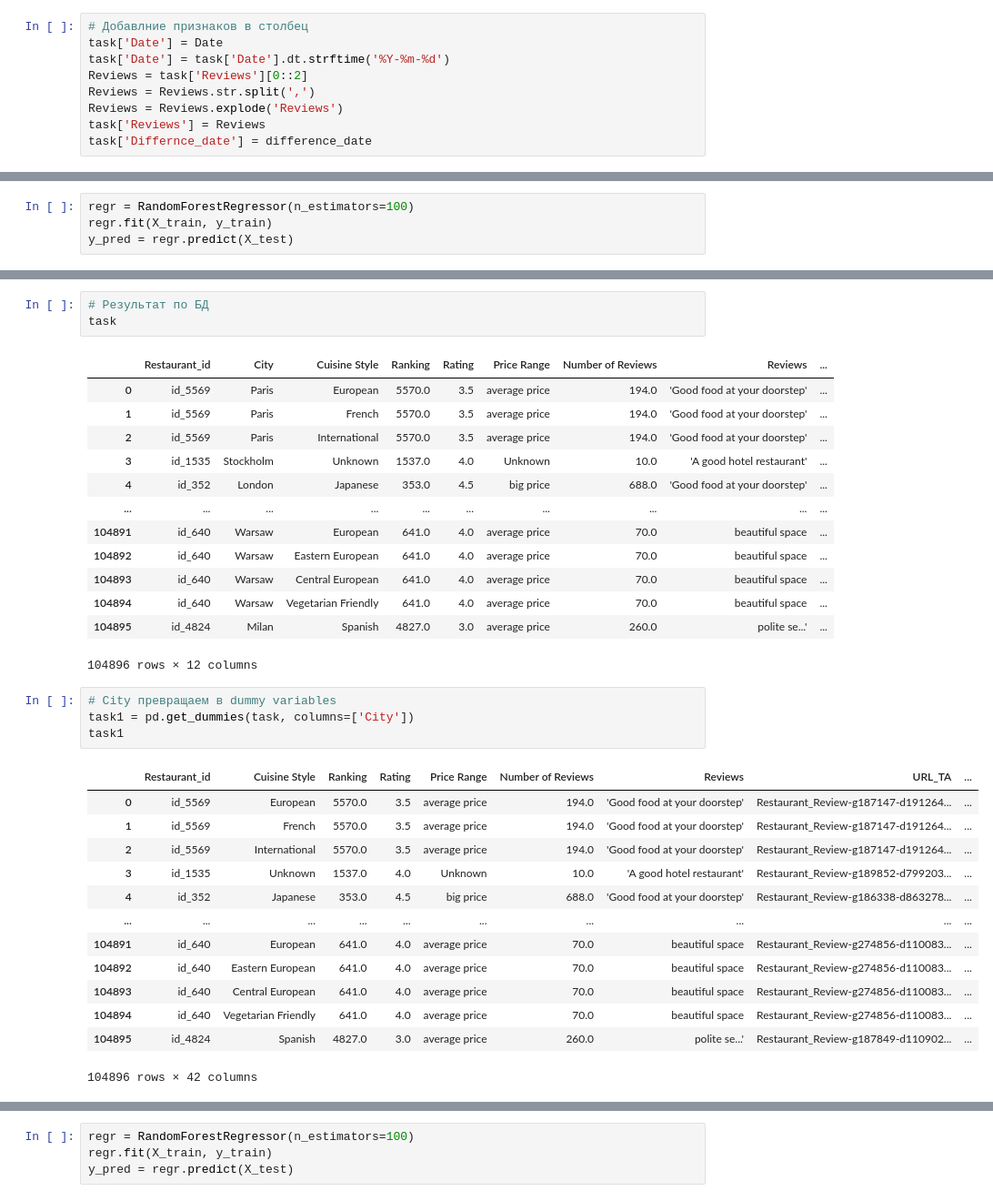
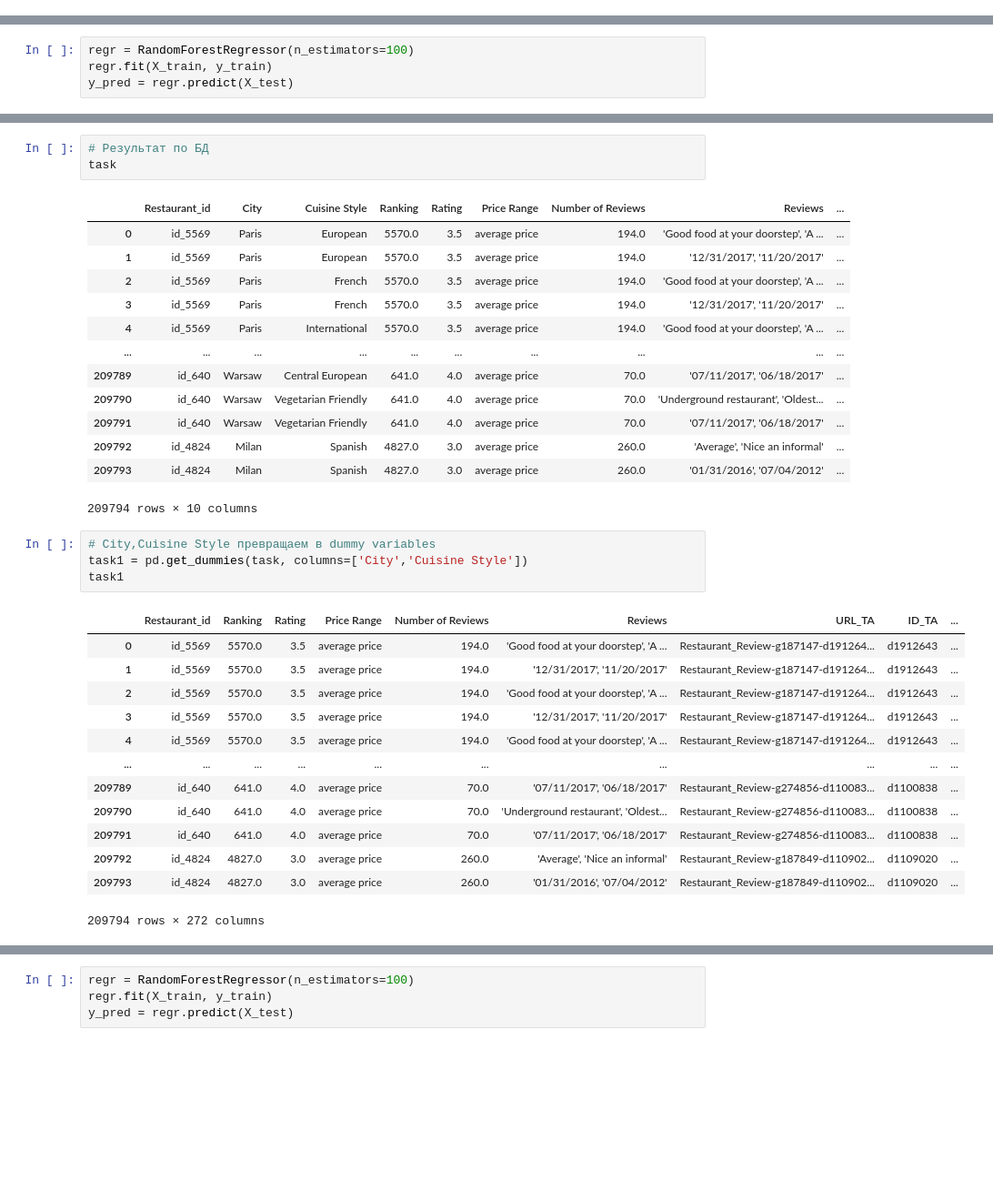
Before and after one commit to Stels26047/SkillFactory, a Jupyter notebook: module_3/Restaurants.ipynb, the cells around one changed output, grey strips where cells are left out. Shown at 91% size. Cells and saved outputs as stored; diff of their text form; blank space fills up the shorter version.

```diff
--- a/module_3/Restaurants.ipynb
+++ b/module_3/Restaurants.ipynb
@@ -222,15 +222,6 @@ difference_date = pd.Series(difference_date)
 difference_date.max()
 # %% [output]
 Timedelta('3708 days 00:00:00')
-# %%
-# Добавлние признаков в столбец
-task['Date'] = Date
-task['Date'] = task['Date'].dt.strftime('%Y-%m-%d')
-Reviews = task['Reviews'][0::2]
-Reviews = Reviews.str.split(',')
-Reviews = Reviews.explode('Reviews')
-task['Reviews'] = Reviews
-task['Differnce_date'] = difference_date
 # %%
 # Избавление от пропусков и чиска БД
 task = task.drop_duplicates().reset_index()
@@ -274,36 +263,36 @@ MAE: 0.14707937935155804
 task
 # %% [output]
 |  | Restaurant_id | City | Cuisine Style | Ranking | Rating | Price Range | Number of Reviews | Reviews | ... |
-| 0 | id_5569 | Paris | European | 5570.0 | 3.5 | average price | 194.0 | 'Good food at your doorstep' | ... |
-| 1 | id_5569 | Paris | French | 5570.0 | 3.5 | average price | 194.0 | 'Good food at your doorstep' | ... |
-| 2 | id_5569 | Paris | International | 5570.0 | 3.5 | average price | 194.0 | 'Good food at your doorstep' | ... |
-| 3 | id_1535 | Stockholm | Unknown | 1537.0 | 4.0 | Unknown | 10.0 | 'A good hotel restaurant' | ... |
-| 4 | id_352 | London | Japanese | 353.0 | 4.5 | big price | 688.0 | 'Good food at your doorstep' | ... |
+| 0 | id_5569 | Paris | European | 5570.0 | 3.5 | average price | 194.0 | 'Good food at your doorstep', 'A ... | ... |
+| 1 | id_5569 | Paris | European | 5570.0 | 3.5 | average price | 194.0 | '12/31/2017', '11/20/2017' | ... |
+| 2 | id_5569 | Paris | French | 5570.0 | 3.5 | average price | 194.0 | 'Good food at your doorstep', 'A ... | ... |
+| 3 | id_5569 | Paris | French | 5570.0 | 3.5 | average price | 194.0 | '12/31/2017', '11/20/2017' | ... |
+| 4 | id_5569 | Paris | International | 5570.0 | 3.5 | average price | 194.0 | 'Good food at your doorstep', 'A ... | ... |
 | ... | ... | ... | ... | ... | ... | ... | ... | ... | ... |
-| 104891 | id_640 | Warsaw | European | 641.0 | 4.0 | average price | 70.0 | beautiful space | ... |
-| 104892 | id_640 | Warsaw | Eastern European | 641.0 | 4.0 | average price | 70.0 | beautiful space | ... |
-| 104893 | id_640 | Warsaw | Central European | 641.0 | 4.0 | average price | 70.0 | beautiful space | ... |
-| 104894 | id_640 | Warsaw | Vegetarian Friendly | 641.0 | 4.0 | average price | 70.0 | beautiful space | ... |
-| 104895 | id_4824 | Milan | Spanish | 4827.0 | 3.0 | average price | 260.0 | polite se...' | ... |
+| 209789 | id_640 | Warsaw | Central European | 641.0 | 4.0 | average price | 70.0 | '07/11/2017', '06/18/2017' | ... |
+| 209790 | id_640 | Warsaw | Vegetarian Friendly | 641.0 | 4.0 | average price | 70.0 | 'Underground restaurant', 'Oldest... | ... |
+| 209791 | id_640 | Warsaw | Vegetarian Friendly | 641.0 | 4.0 | average price | 70.0 | '07/11/2017', '06/18/2017' | ... |
+| 209792 | id_4824 | Milan | Spanish | 4827.0 | 3.0 | average price | 260.0 | 'Average', 'Nice an informal' | ... |
+| 209793 | id_4824 | Milan | Spanish | 4827.0 | 3.0 | average price | 260.0 | '01/31/2016', '07/04/2012' | ... |
-104896 rows × 12 columns
+209794 rows × 10 columns
 # %%
-# City превращаем в dummy variables
-task1 = pd.get_dummies(task, columns=['City'])
+# City,Cuisine Style превращаем в dummy variables
+task1 = pd.get_dummies(task, columns=['City','Cuisine Style'])
 task1
 # %% [output]
-|  | Restaurant_id | Cuisine Style | Ranking | Rating | Price Range | Number of Reviews | Reviews | URL_TA | ... |
-| 0 | id_5569 | European | 5570.0 | 3.5 | average price | 194.0 | 'Good food at your doorstep' | Restaurant_Review-g187147-d191264... | ... |
-| 1 | id_5569 | French | 5570.0 | 3.5 | average price | 194.0 | 'Good food at your doorstep' | Restaurant_Review-g187147-d191264... | ... |
-| 2 | id_5569 | International | 5570.0 | 3.5 | average price | 194.0 | 'Good food at your doorstep' | Restaurant_Review-g187147-d191264... | ... |
-| 3 | id_1535 | Unknown | 1537.0 | 4.0 | Unknown | 10.0 | 'A good hotel restaurant' | Restaurant_Review-g189852-d799203... | ... |
-| 4 | id_352 | Japanese | 353.0 | 4.5 | big price | 688.0 | 'Good food at your doorstep' | Restaurant_Review-g186338-d863278... | ... |
+|  | Restaurant_id | Ranking | Rating | Price Range | Number of Reviews | Reviews | URL_TA | ID_TA | ... |
+| 0 | id_5569 | 5570.0 | 3.5 | average price | 194.0 | 'Good food at your doorstep', 'A ... | Restaurant_Review-g187147-d191264... | d1912643 | ... |
+| 1 | id_5569 | 5570.0 | 3.5 | average price | 194.0 | '12/31/2017', '11/20/2017' | Restaurant_Review-g187147-d191264... | d1912643 | ... |
+| 2 | id_5569 | 5570.0 | 3.5 | average price | 194.0 | 'Good food at your doorstep', 'A ... | Restaurant_Review-g187147-d191264... | d1912643 | ... |
+| 3 | id_5569 | 5570.0 | 3.5 | average price | 194.0 | '12/31/2017', '11/20/2017' | Restaurant_Review-g187147-d191264... | d1912643 | ... |
+| 4 | id_5569 | 5570.0 | 3.5 | average price | 194.0 | 'Good food at your doorstep', 'A ... | Restaurant_Review-g187147-d191264... | d1912643 | ... |
 | ... | ... | ... | ... | ... | ... | ... | ... | ... | ... |
-| 104891 | id_640 | European | 641.0 | 4.0 | average price | 70.0 | beautiful space | Restaurant_Review-g274856-d110083... | ... |
-| 104892 | id_640 | Eastern European | 641.0 | 4.0 | average price | 70.0 | beautiful space | Restaurant_Review-g274856-d110083... | ... |
-| 104893 | id_640 | Central European | 641.0 | 4.0 | average price | 70.0 | beautiful space | Restaurant_Review-g274856-d110083... | ... |
-| 104894 | id_640 | Vegetarian Friendly | 641.0 | 4.0 | average price | 70.0 | beautiful space | Restaurant_Review-g274856-d110083... | ... |
-| 104895 | id_4824 | Spanish | 4827.0 | 3.0 | average price | 260.0 | polite se...' | Restaurant_Review-g187849-d110902... | ... |
+| 209789 | id_640 | 641.0 | 4.0 | average price | 70.0 | '07/11/2017', '06/18/2017' | Restaurant_Review-g274856-d110083... | d1100838 | ... |
+| 209790 | id_640 | 641.0 | 4.0 | average price | 70.0 | 'Underground restaurant', 'Oldest... | Restaurant_Review-g274856-d110083... | d1100838 | ... |
+| 209791 | id_640 | 641.0 | 4.0 | average price | 70.0 | '07/11/2017', '06/18/2017' | Restaurant_Review-g274856-d110083... | d1100838 | ... |
+| 209792 | id_4824 | 4827.0 | 3.0 | average price | 260.0 | 'Average', 'Nice an informal' | Restaurant_Review-g187849-d110902... | d1109020 | ... |
+| 209793 | id_4824 | 4827.0 | 3.0 | average price | 260.0 | '01/31/2016', '07/04/2012' | Restaurant_Review-g187849-d110902... | d1109020 | ... |
-104896 rows × 42 columns
+209794 rows × 272 columns
 # %%
 # Итоговый результат по MAE
 X = task1.drop(['Restaurant_id', 'Rating',
```
Also changed, not shown: parts of 14 cells of this notebook.
